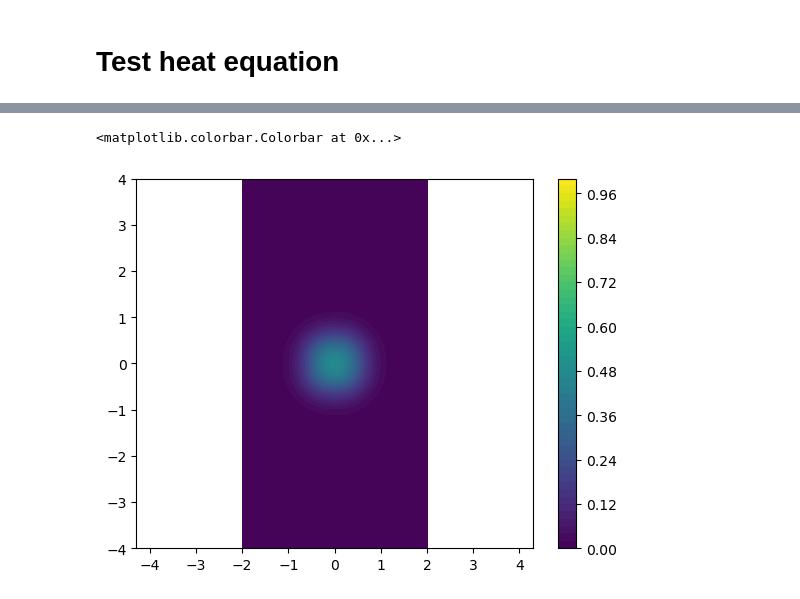
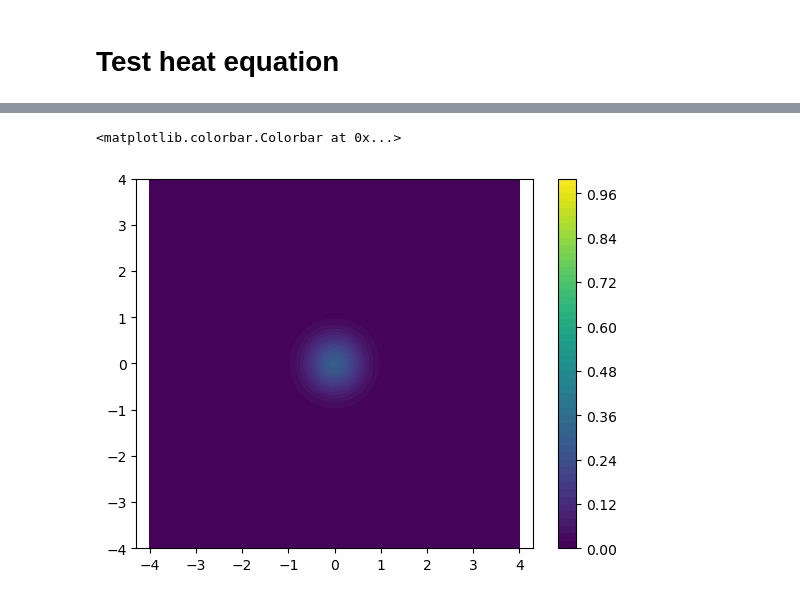
Before and after one commit to sandialabs/SANDwake3D, a Jupyter notebook: HeatEqnTest/HeatEqnTest.ipynb, the cells around one changed output, grey strips where cells are left out. Drawn from its saved outputs; the diff is of its cells as text; code cells hidden in the pictures.

Commit message:
Update heat equation

```diff
--- a/HeatEqnTest/HeatEqnTest.ipynb
+++ b/HeatEqnTest/HeatEqnTest.ipynb
@@ -7,7 +37,9 @@ import HeatEqn as HE
 # %%
-Ny=201
+Ny=401
 Nz=401
-yvec = np.linspace(-2,2,Ny)
+yvec = np.linspace(-4,4,Ny)
 zvec = np.linspace(-4,4,Nz)
 dy   = np.mean(np.diff(yvec))
 dz   = np.mean(np.diff(zvec))
+print(dy)
+print(dz)
@@ -14,16 +49,22 @@ dz   = np.mean(np.diff(zvec))
 # %%
-alpha = 0.1
-dx = 0.5
+alpha = 0.25
+x0 = 0.0
+x1 = 2.0
+dx = 0.05
+xvec = np.arange(x0, x1, dx)
+#print(xvec)
 
+# Set boundary conditions
 ylo = {'type':'dirichlet', 'value':0.0}
 yhi = {'type':'dirichlet', 'value':0.0}
 zlo = {'type':'dirichlet', 'value':0.0}
 zhi = {'type':'dirichlet', 'value':0.0}
 # %%
 ym, zm = np.meshgrid(yvec, zvec)
+beta = 10
 Uinit  = np.zeros((Ny, Nz))
 for i, y in enumerate(yvec):
     for j, z in enumerate(zvec):
-        Uinit[i,j] = np.exp(-5*(y**2 + z**2))
+        Uinit[i,j] = np.exp(-beta*(y**2 + z**2))
 #Uinit  = np.exp(-5*(ym**2 + zm**2))
-#print(Uinit.shape)
+print(Uinit.shape)
@@ -37,3 +80,4 @@ plt.colorbar()
 # %%
-u1 = HE.advanceU(Uinit, dx, dy, dz, alpha, ylo, yhi, zlo, zhi)
+#u1 = HE.advanceU(Uinit, dx, dy, dz, alpha, ylo, yhi, zlo, zhi)
+uSol = HE.marchHeatEqn(Uinit, xvec, dy, dz, alpha, ylo, yhi, zlo, zhi, verbose=True)
 # %% [output]
@@ -41,7 +101,7 @@ u1 = HE.advanceU(Uinit, dx, dy, dz, alpha, ylo, yhi, zlo, zhi)
 # %%
-plt.contourf(ym, zm, u1.transpose(), levels=np.linspace(0,1,51))
+plt.contourf(ym, zm, uSol[5].transpose(), levels=np.linspace(0,1,51))
 plt.axis('equal')
 plt.colorbar()
 # %% [output]
 <matplotlib.colorbar.Colorbar at 0x...>
-[figure, old version]
+[figure, new version]
```
Also changed, not shown: parts of 8 cells of this notebook, 2 other files.
